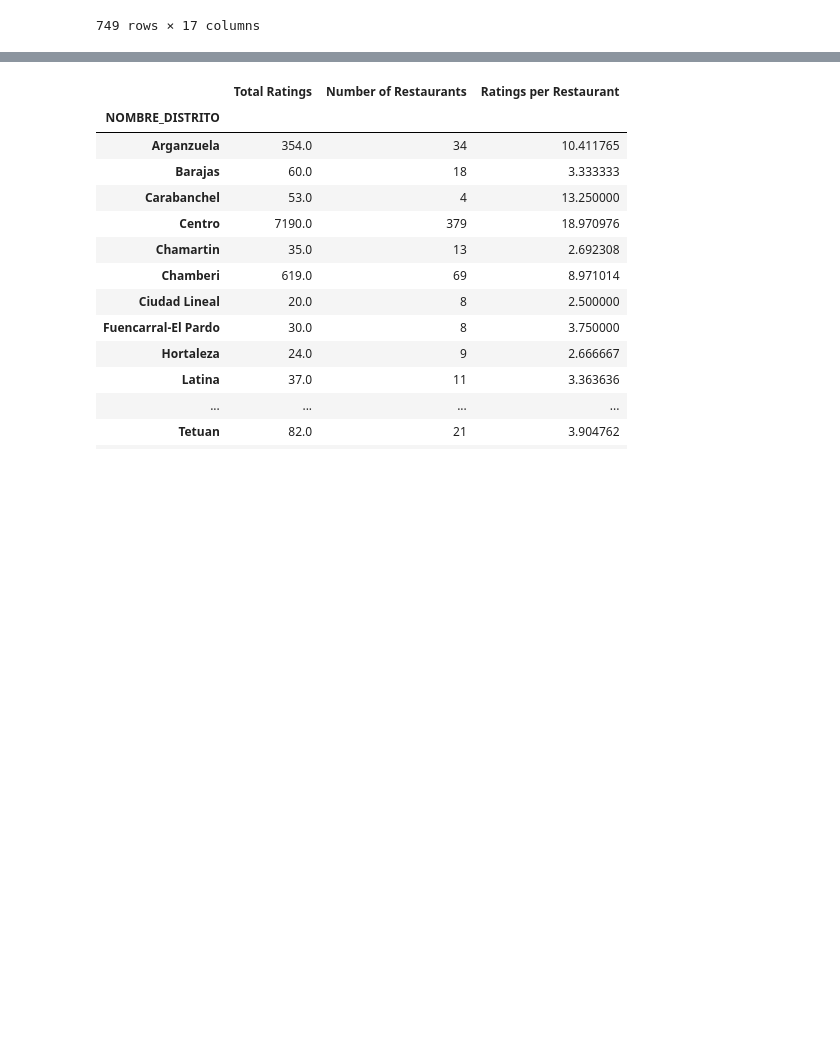
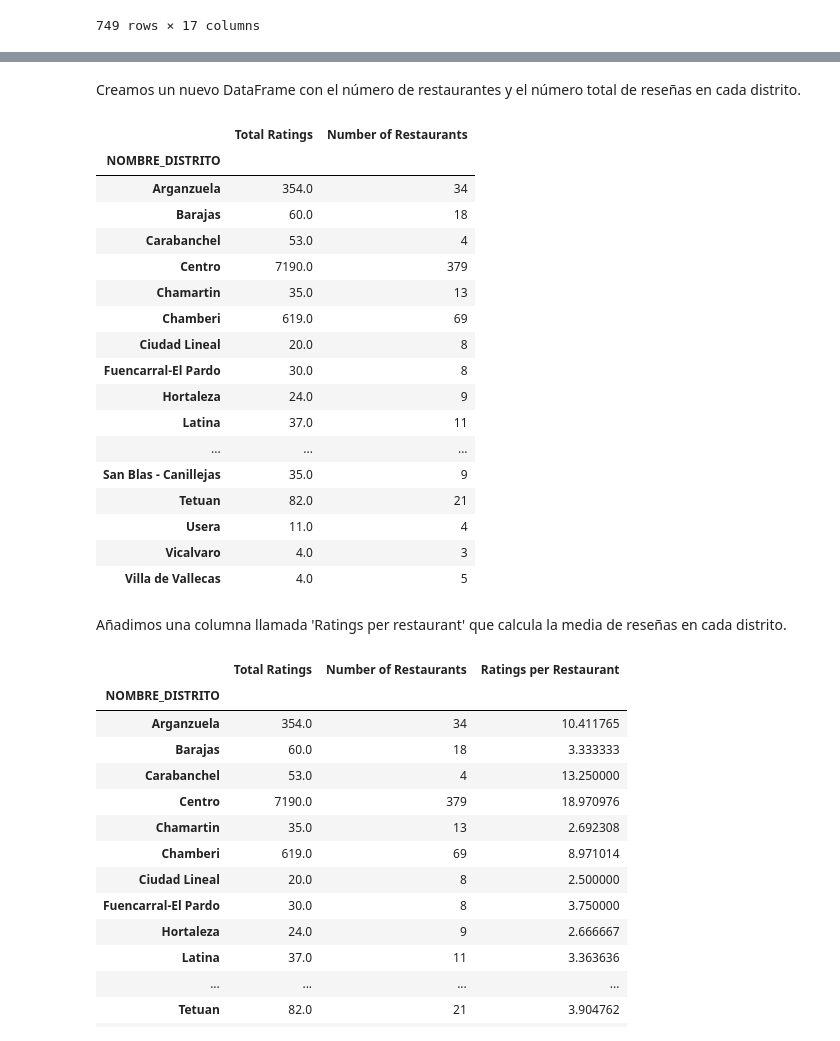
Before and after one commit to anton-p0g/ProyectoWebScrapping, a Jupyter notebook: parte2/distrito de cada restaurante/mapas_parte2.ipynb, the cells around one changed output, grey strips where cells are left out. Cells and saved outputs as stored; diff of their text form; code cells hidden in the pictures; blank space fills up the shorter version.

```diff
--- a/parte2/distrito de cada restaurante/mapas_parte2.ipynb
+++ b/parte2/distrito de cada restaurante/mapas_parte2.ipynb
@@ -9,8 +9,8 @@ import numpy as np
 # %% [markdown]
 Cargamos los mapas de Madrid por distritos y barrios en un GeoDataFrame.
 # %%
-madrid = gpd.read_file('Distritos.shp')
-barrios_madrid = gpd.read_file('Barrios.shx')
+madrid = gpd.read_file("Distritos.shp")
+barrios_madrid = gpd.read_file("Barrios.shp")
 # %% [markdown]
 Asignamos a cada distrito y barrio su correspondiente nombre en los GeoDataFrames.
 # %%
@@ -207 +423,30 @@ df
+# %% [markdown]
+Creamos un nuevo DataFrame con el número de restaurantes y el número total de reseñas en cada distrito.
+# %%
+district_stats = pd.DataFrame({
+    "Total Ratings": ratings_by_district,
+    "Number of Restaurants": restaurants_by_district
+})
+district_stats
+# %% [output]
+|  | Total Ratings | Number of Restaurants |
+| NOMBRE_DISTRITO |  |  |
+| Arganzuela | 354.0 | 34 |
+| Barajas | 60.0 | 18 |
+| Carabanchel | 53.0 | 4 |
+| Centro | 7190.0 | 379 |
+| Chamartin | 35.0 | 13 |
+| Chamberi | 619.0 | 69 |
+| Ciudad Lineal | 20.0 | 8 |
+| Fuencarral-El Pardo | 30.0 | 8 |
+| Hortaleza | 24.0 | 9 |
+| Latina | 37.0 | 11 |
+| ... | ... | ... |
+| San Blas - Canillejas | 35.0 | 9 |
+| Tetuan | 82.0 | 21 |
+| Usera | 11.0 | 4 |
+| Vicalvaro | 4.0 | 3 |
+| Villa de Vallecas | 4.0 | 5 |
+# %% [markdown]
+Añadimos una columna llamada 'Ratings per restaurant' que calcula la media de reseñas en cada distrito.
 # %%
```
Also changed, not shown: parts of 33 cells of this notebook, 3 other files.
